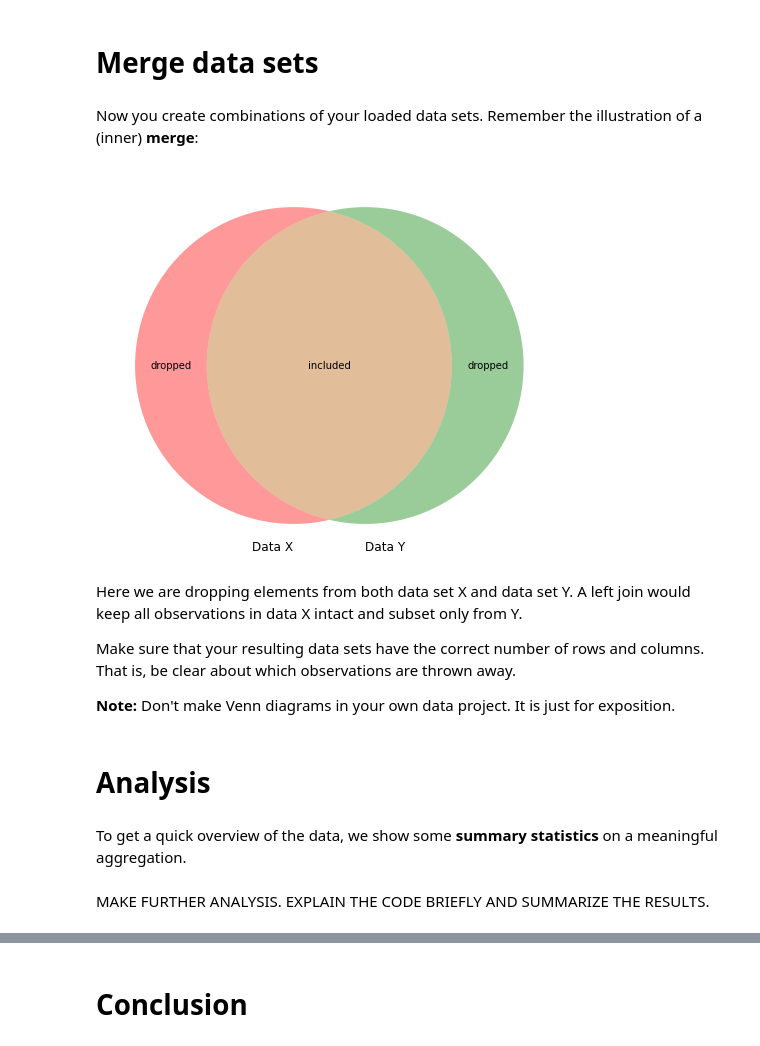
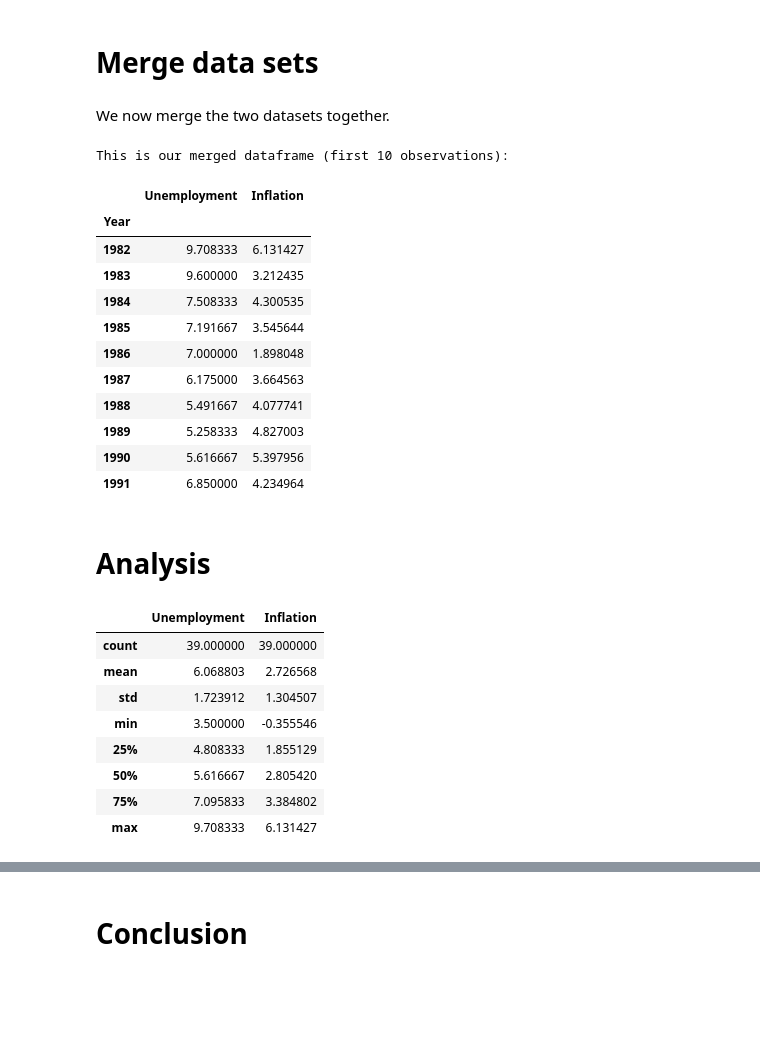
Before and after one commit to Czborberg/projects-2022-christopher-mie-og-emma, a Jupyter notebook: dataproject/dataproject.ipynb, the cells around one changed output, grey strips where cells are left out. Drawn from its saved outputs; the diff is of its cells as text; code cells hidden in the pictures; blank space fills up the shorter version.

```diff
--- a/dataproject/dataproject.ipynb
+++ b/dataproject/dataproject.ipynb
@@ -82,25 +122,38 @@ display(unemployment)
 # %% [markdown]
 # Merge data sets
-# %% [markdown]
-Now you create combinations of your loaded data sets. Remember the illustration of a (inner) **merge**:
-# %%
-plt.figure(figsize=(15,7))
-v = venn2(subsets = (4, 4, 10), set_labels = ('Data X', 'Data Y'))
-v.get_label_by_id('100').set_text('dropped')
-v.get_label_by_id('010').set_text('dropped' )
-v.get_label_by_id('110').set_text('included')
-plt.show()
-# %% [output]
-[figure, removed]
-# %% [markdown]
-Here we are dropping elements from both data set X and data set Y. A left join would keep all observations in data X intact and subset only from Y.
-
-Make sure that your resulting data sets have the correct number of rows and columns. That is, be clear about which observations are thrown away.
-
-**Note:** Don't make Venn diagrams in your own data project. It is just for exposition.
+# %% [markdown]
+We now merge the two datasets together.
+# %%
+# Merging the two dataframes using "outer join":
+merged = pd.merge(unemployment, inflation, on=['Year'], how='outer')
+print('This is our merged dataframe (first 10 observations):')
+display(merged.head(10))
+# %% [output]
+This is our merged dataframe (first 10 observations):
+|  | Unemployment | Inflation |
+| Year |  |  |
+| 1982 | 9.708333 | 6.131427 |
+| 1983 | 9.600000 | 3.212435 |
+| 1984 | 7.508333 | 4.300535 |
+| 1985 | 7.191667 | 3.545644 |
+| 1986 | 7.000000 | 1.898048 |
+| 1987 | 6.175000 | 3.664563 |
+| 1988 | 5.491667 | 4.077741 |
+| 1989 | 5.258333 | 4.827003 |
+| 1990 | 5.616667 | 5.397956 |
+| 1991 | 6.850000 | 4.234964 |
 # %% [markdown]
 # Analysis
-# %% [markdown]
-To get a quick overview of the data, we show some **summary statistics** on a meaningful aggregation.
-# %% [markdown]
-MAKE FURTHER ANALYSIS. EXPLAIN THE CODE BRIEFLY AND SUMMARIZE THE RESULTS.
+# %%
+# Summary statistics
+display(merged.describe())
+# %% [output]
+|  | Unemployment | Inflation |
+| count | 39.000000 | 39.000000 |
+| mean | 6.068803 | 2.726568 |
+| std | 1.723912 | 1.304507 |
+| min | 3.500000 | -0.355546 |
+| 25% | 4.808333 | 1.855129 |
+| 50% | 5.616667 | 2.805420 |
+| 75% | 7.095833 | 3.384802 |
+| max | 9.708333 | 6.131427 |
```
Also changed, not shown: parts of 8 cells of this notebook.
